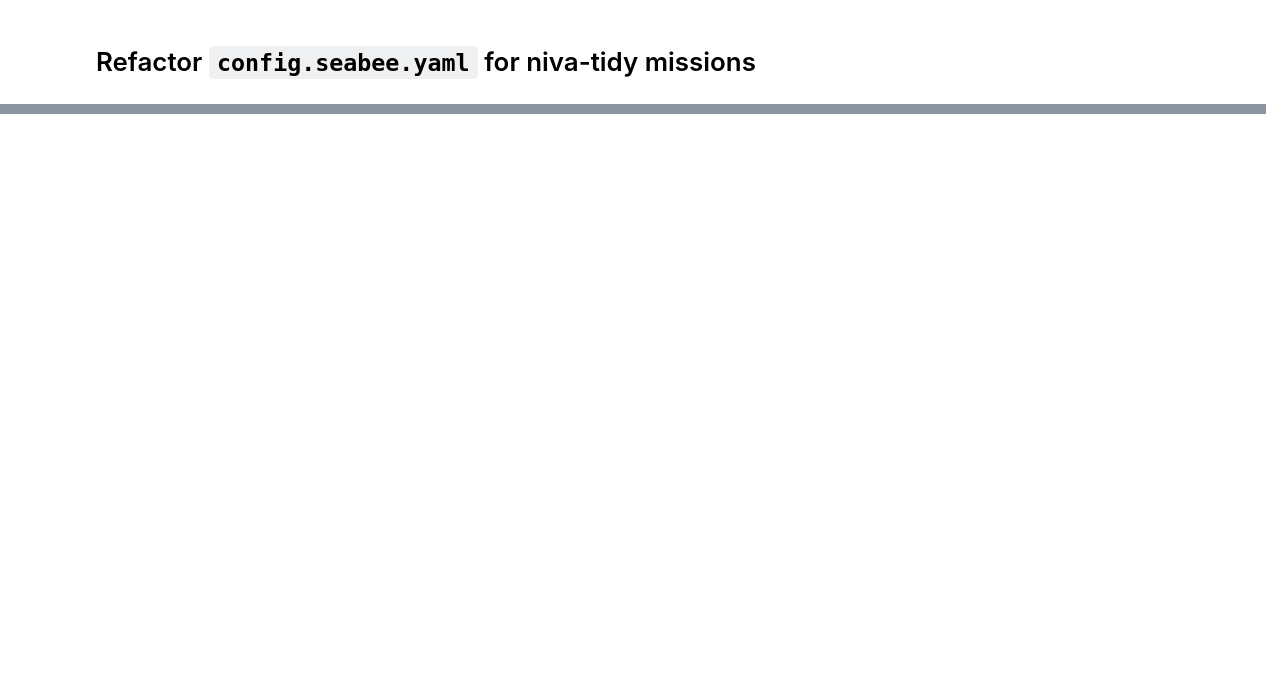
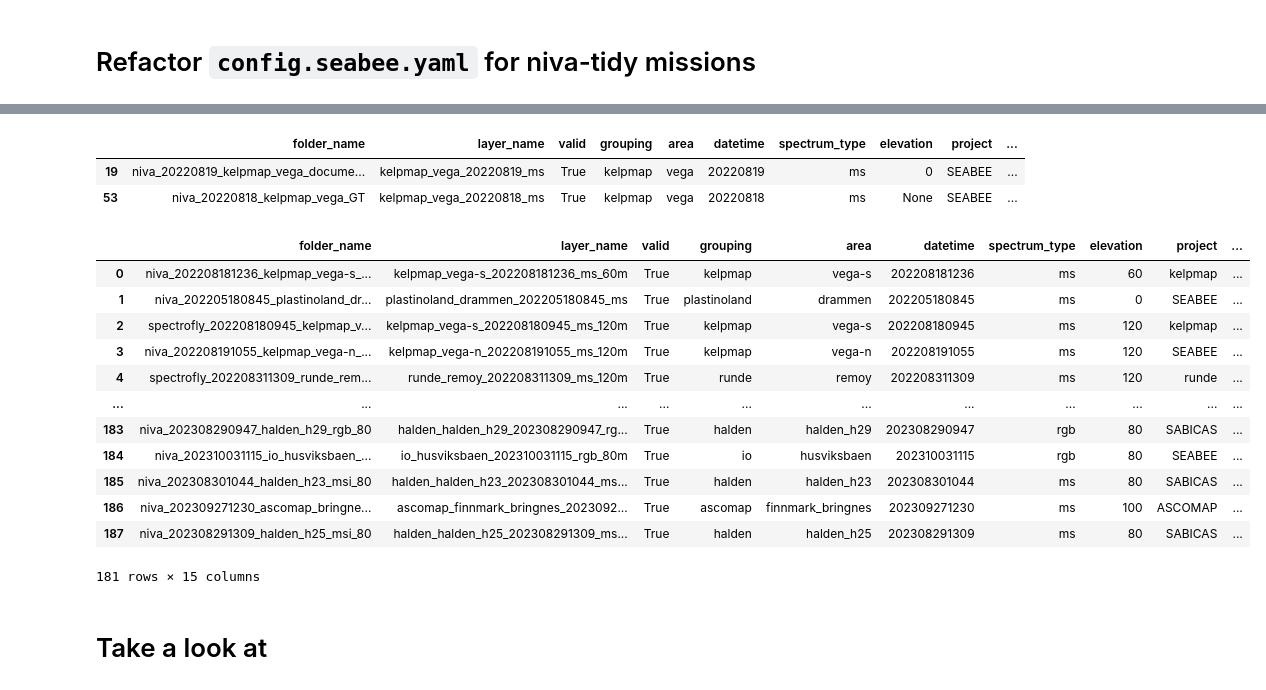
Before and after one commit to SeaBee-no/seabeepy, a Jupyter notebook: notebooks/refactor_config_niva.ipynb, the cells around one changed output, grey strips where cells are left out. Cells and saved outputs as stored; diff of their text form; code cells hidden in the pictures; blank space fills up the shorter version.

```diff
--- a/notebooks/refactor_config_niva.ipynb
+++ b/notebooks/refactor_config_niva.ipynb
@@ -127,0 +281,24 @@ pd.DataFrame(mission_dict)
+# %%
+df[df.area=="vega"]
+# %% [output]
+|  | folder_name | layer_name | valid | grouping | area | datetime | spectrum_type | elevation | project | ... |
+| 19 | niva_20220819_kelpmap_vega_docume... | kelpmap_vega_20220819_ms | True | kelpmap | vega | 20220819 | ms | 0 | SEABEE | ... |
+| 53 | niva_20220818_kelpmap_vega_GT | kelpmap_vega_20220818_ms | True | kelpmap | vega | 20220818 | ms | None | SEABEE | ... |
+# %%
+df[df.valid]
+# %% [output]
+|  | folder_name | layer_name | valid | grouping | area | datetime | spectrum_type | elevation | project | ... |
+| 0 | niva_202208181236_kelpmap_vega-s_... | kelpmap_vega-s_202208181236_ms_60m | True | kelpmap | vega-s | 202208181236 | ms | 60 | kelpmap | ... |
+| 1 | niva_202205180845_plastinoland_dr... | plastinoland_drammen_202205180845_ms | True | plastinoland | drammen | 202205180845 | ms | 0 | SEABEE | ... |
+| 2 | spectrofly_202208180945_kelpmap_v... | kelpmap_vega-s_202208180945_ms_120m | True | kelpmap | vega-s | 202208180945 | ms | 120 | kelpmap | ... |
+| 3 | niva_202208191055_kelpmap_vega-n_... | kelpmap_vega-n_202208191055_ms_120m | True | kelpmap | vega-n | 202208191055 | ms | 120 | SEABEE | ... |
+| 4 | spectrofly_202208311309_runde_rem... | runde_remoy_202208311309_ms_120m | True | runde | remoy | 202208311309 | ms | 120 | runde | ... |
+| ... | ... | ... | ... | ... | ... | ... | ... | ... | ... | ... |
+| 183 | niva_202308290947_halden_h29_rgb_80 | halden_halden_h29_202308290947_rg... | True | halden | halden_h29 | 202308290947 | rgb | 80 | SABICAS | ... |
+| 184 | niva_202310031115_io_husviksbaen_... | io_husviksbaen_202310031115_rgb_80m | True | io | husviksbaen | 202310031115 | rgb | 80 | SEABEE | ... |
+| 185 | niva_202308301044_halden_h23_msi_80 | halden_halden_h23_202308301044_ms... | True | halden | halden_h23 | 202308301044 | ms | 80 | SABICAS | ... |
+| 186 | niva_202309271230_ascomap_bringne... | ascomap_finnmark_bringnes_2023092... | True | ascomap | finnmark_bringnes | 202309271230 | ms | 100 | ASCOMAP | ... |
+| 187 | niva_202308291309_halden_h25_msi_80 | halden_halden_h25_202308291309_ms... | True | halden | halden_h25 | 202308291309 | ms | 80 | SABICAS | ... |
+181 rows × 15 columns
+# %% [markdown]
+# Take a look at
```
Also changed, not shown: parts of 16 cells of this notebook.
